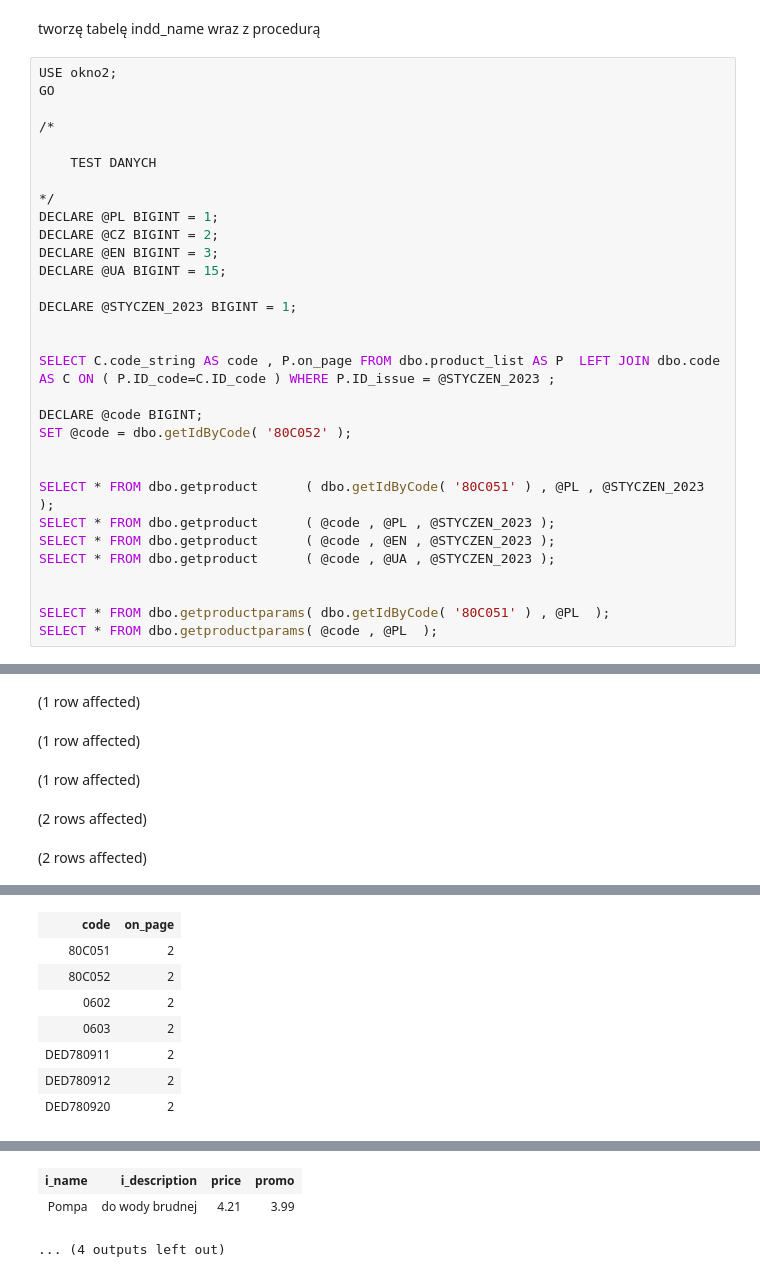
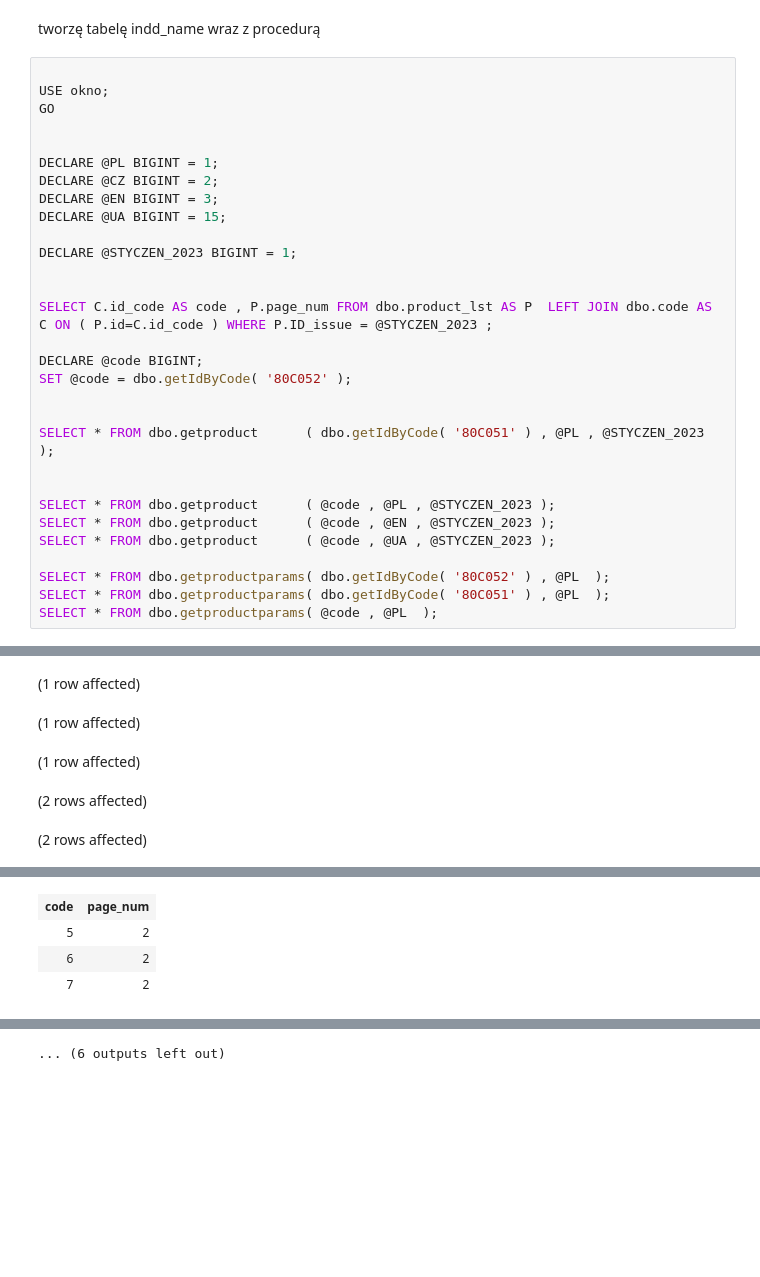
Before and after one commit to piotrHeinzelman/MySQL_2022Z, a Jupyter notebook: 05.prepareUser.Notebook-0.ipynb, the cells around one changed output, grey strips where cells are left out. Saved outputs shown, nothing was run; the diff lists cells and outputs as text; blank space fills up the shorter version.

```diff
--- a/05.prepareUser.Notebook-0.ipynb
+++ b/05.prepareUser.Notebook-0.ipynb
@@ -604,14 +678,11 @@ Commands completed successfully.
 # %% [markdown]
 tworzę tabelę indd\_name wraz z procedurą
 # %%
-USE okno2;
+
+USE okno;
 GO
 
-/*
 
-    TEST DANYCH
-
-*/
 DECLARE @PL BIGINT = 1;
 DECLARE @CZ BIGINT = 2;
 DECLARE @EN BIGINT = 3;
@@ -620,18 +691,20 @@ DECLARE @UA BIGINT = 15;
 DECLARE @STYCZEN_2023 BIGINT = 1;
 
 
-SELECT C.code_string AS code , P.on_page FROM dbo.product_list AS P  LEFT JOIN dbo.code AS C ON ( P.ID_code=C.ID_code ) WHERE P.ID_issue = @STYCZEN_2023 ;
+SELECT C.id_code AS code , P.page_num FROM dbo.product_lst AS P  LEFT JOIN dbo.code AS C ON ( P.id=C.id_code ) WHERE P.ID_issue = @STYCZEN_2023 ;
 
 DECLARE @code BIGINT;
 SET @code = dbo.getIdByCode( '80C052' );
 
 
 SELECT * FROM dbo.getproduct      ( dbo.getIdByCode( '80C051' ) , @PL , @STYCZEN_2023 );
+
+
 SELECT * FROM dbo.getproduct      ( @code , @PL , @STYCZEN_2023 );
 SELECT * FROM dbo.getproduct      ( @code , @EN , @STYCZEN_2023 );
 SELECT * FROM dbo.getproduct      ( @code , @UA , @STYCZEN_2023 );
 
-
+SELECT * FROM dbo.getproductparams( dbo.getIdByCode( '80C052' ) , @PL  );
 SELECT * FROM dbo.getproductparams( dbo.getIdByCode( '80C051' ) , @PL  );
 SELECT * FROM dbo.getproductparams( @code , @PL  );
 # %% [output]
@@ -647,8 +721,4 @@ Total execution time: 00:00:00.626
-| code | on_page |
-| 80C051 | 2 |
-| 80C052 | 2 |
-| 0602 | 2 |
-| 0603 | 2 |
-| DED780911 | 2 |
-| DED780912 | 2 |
-| DED780920 | 2 |
+| code | page_num |
+| 5 | 2 |
+| 6 | 2 |
+| 7 | 2 |
@@ -657,3 +727 @@ Total execution time: 00:00:00.626
-| i_name | i_description | price | promo |
-| Pompa | do wody brudnej | 4.21 | 3.99 |
-... (4 outputs left out)
+... (6 outputs left out)
```
Also changed, not shown: parts of 7 cells of this notebook, 7 other files.
